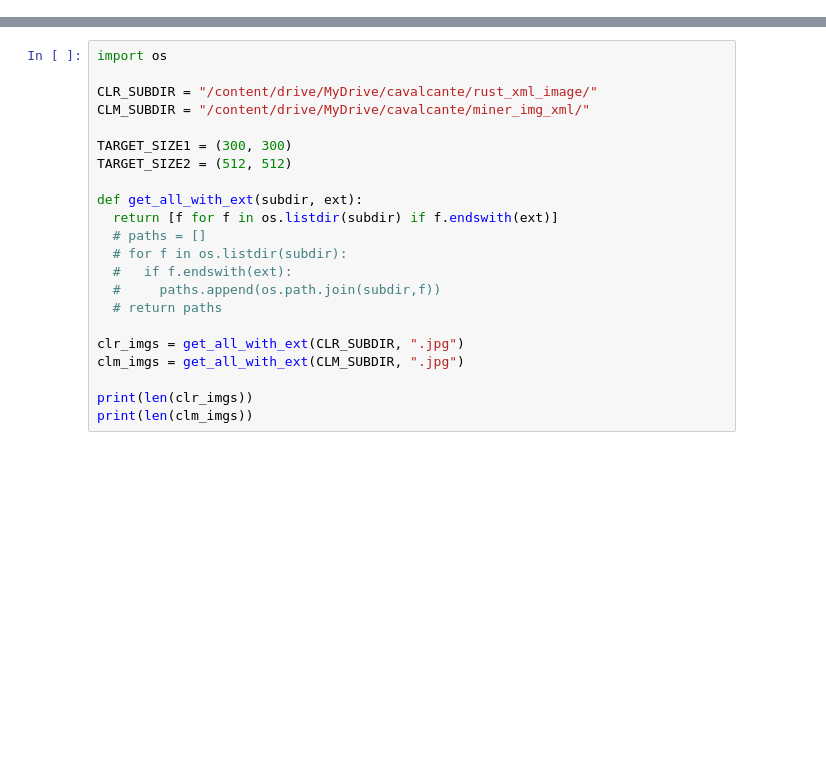
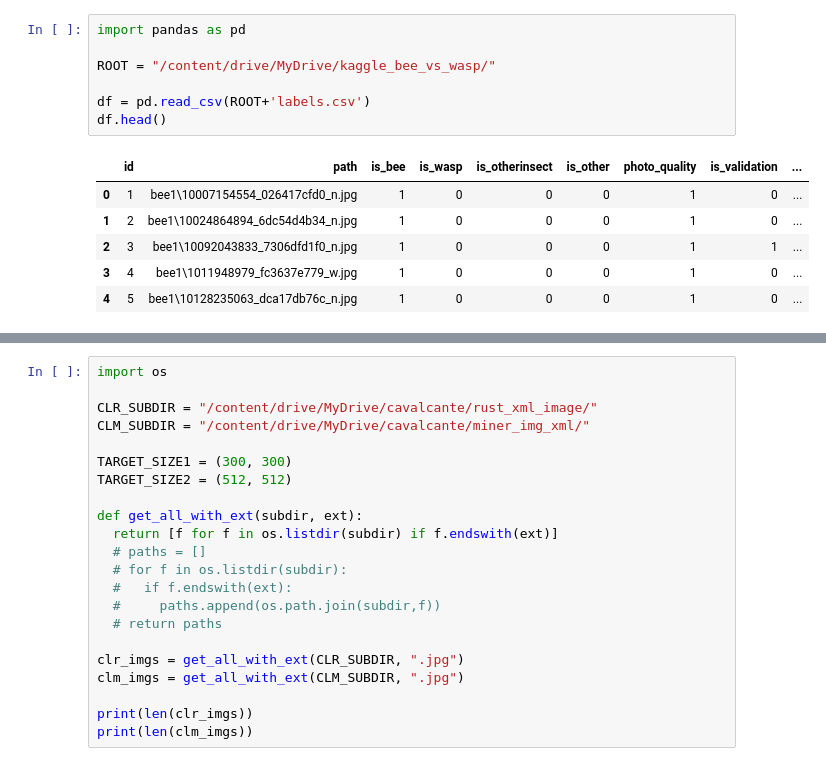
Before and after one commit to nopynospy/cnn_paddy_leaf, a Jupyter notebook: coffee_leaf.ipynb, the cells around one changed output, grey strips where cells are left out. Drawn from its saved outputs; the diff is of its cells as text; blank space fills up the shorter version.

Commit message:
init bees vs wasps

```diff
--- a/coffee_leaf.ipynb
+++ b/coffee_leaf.ipynb
@@ -6,0 +7,14 @@ Drive already mounted at /content/drive; to attempt to forcibly remount, call dr
+# %%
+import pandas as pd
+
+ROOT = "/content/drive/MyDrive/kaggle_bee_vs_wasp/"
+
+df = pd.read_csv(ROOT+'labels.csv')
+df.head()
+# %% [output]
+|  | id | path | is_bee | is_wasp | is_otherinsect | is_other | photo_quality | is_validation | ... |
+| 0 | 1 | bee1\10007154554_026417cfd0_n.jpg | 1 | 0 | 0 | 0 | 1 | 0 | ... |
+| 1 | 2 | bee1\10024864894_6dc54d4b34_n.jpg | 1 | 0 | 0 | 0 | 1 | 0 | ... |
+| 2 | 3 | bee1\10092043833_7306dfd1f0_n.jpg | 1 | 0 | 0 | 0 | 1 | 1 | ... |
+| 3 | 4 | bee1\1011948979_fc3637e779_w.jpg | 1 | 0 | 0 | 0 | 1 | 0 | ... |
+| 4 | 5 | bee1\10128235063_dca17db76c_n.jpg | 1 | 0 | 0 | 0 | 1 | 0 | ... |
```
Also changed, not shown: parts of 3 cells of this notebook.
